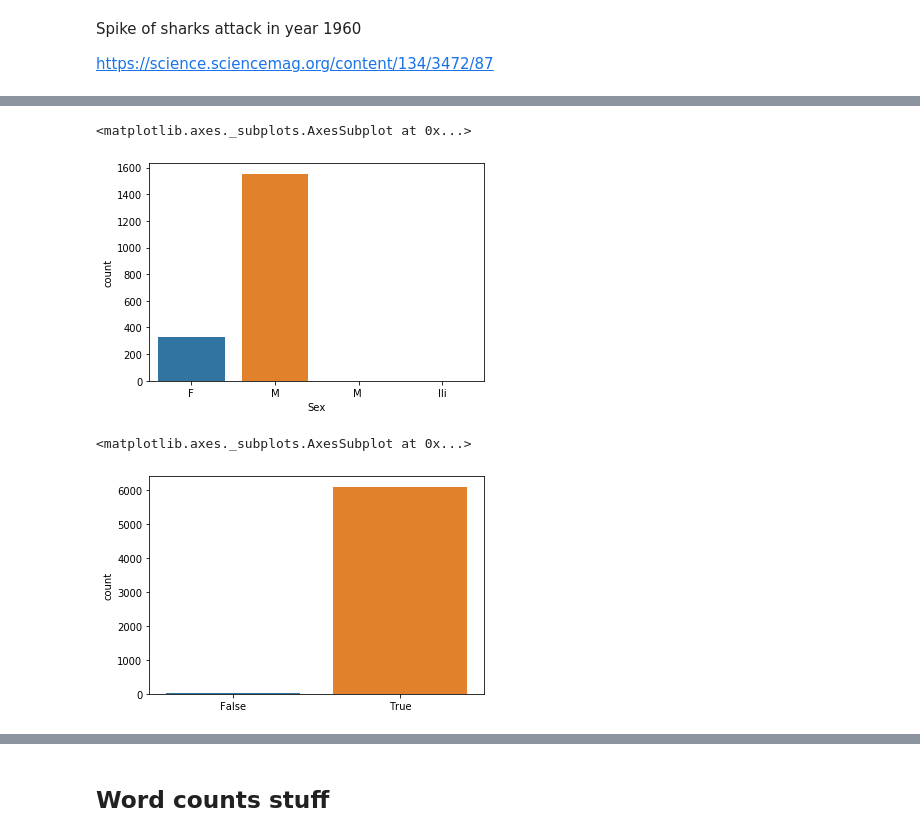
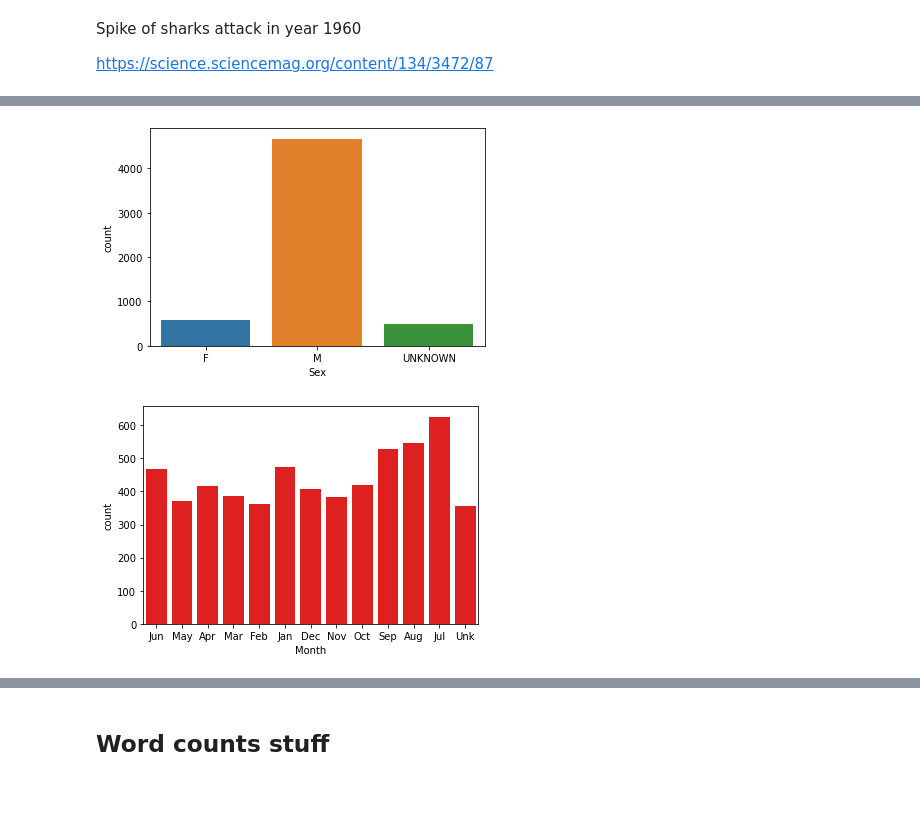
Before and after one commit to ordovas/pandas-project, a Jupyter notebook: your-code/data-wrangling_preliminary.ipynb, the cells around one changed output, grey strips where cells are left out. Drawn from its saved outputs; the diff is of its cells as text; code cells hidden in the pictures; blank space fills up the shorter version.

Commit message:
Done with data cleaning and selected possible analyses

```diff
--- a/your-code/data-wrangling_preliminary.ipynb
+++ b/your-code/data-wrangling_preliminary.ipynb
@@ -61,0 +195,7 @@ plt.show()
+# %%
+sharks=sharks.rename(columns={"Case Number.1": "Case Number", "href ": "link"})
+sharks=sharks.drop(columns=['href formula', 'Case Number.2'])
+# %%
+species = sharks['Species'].unique()
+for i in species:
+    print(i)
@@ -61,0 +220,25 @@ plt.show()
+# %%
+
+def clean_species(string):
+    species = ["wobbegong","tiger","bull","grey","nurse","cookiecutter","spinner","white","sandtiger",
+               "eeef","bronze whaler","galapagos","blacktip","hammerhead","mako","blue","salmon","porbeagle",
+               "raggedtooth","zambesi","whitetip","lemon","thresher","sandtiger","spurdog","reef"
+               ,"bronze whale","seven-gill","sevengill","angel","goblin","sandbar","copper","whaler"
+               ,"dusky","leopard","sand","zambezi","silky","whale","dog","blackfin","albimarginatus"
+               ,"carpet","broadnose","bonita","scyliorhinus canicula","cow","cookie cutter","smoothhound"
+               ,"basking","catsharks","hooked","carcharhinid","gaffed","silvertip"]
+
+    doubts = ["hoax","not confirmed","invalid incident","questionable","not a shark","doubtful"
+            "no shark","not cofirmed","unconfired","unconfirmed","could not be determined","stunt"]
+
+    for shark in species:
+        if re.search(shark,string.lower()):
+            return shark.capitalize()
+
+    for doubt in doubts:
+        if re.search(doubt,string.lower()):
+            return "Questionable"
+
+    return "Unknown"
+
+sharks['Species'] = sharks['Species'].apply(clean_species)
@@ -61,0 +269,2 @@ plt.show()
+# %%
+sharks=sharks[sharks['Species'] != "Questionable"]
@@ -269,12 +440,10 @@ plt.show()
 # %%
-sns.countplot(x=sharks21["Sex"])
+sns.countplot(x=sharks["Sex"])
 plt.show()
 # %% [output]
-<matplotlib.axes._subplots.AxesSubplot at 0x...>
-[figure, old version]
+[figure, new version]
 # %%
-sns.countplot(x=(sharks["Case Number.1"] == sharks["Case Number.2"]))
+sns.countplot(x="Month", data=sharks,color="red")
 plt.show()
 # %% [output]
-<matplotlib.axes._subplots.AxesSubplot at 0x...>
-[figure, old version]
+[figure, new version]
```
Also changed, not shown: parts of 58 cells of this notebook.
